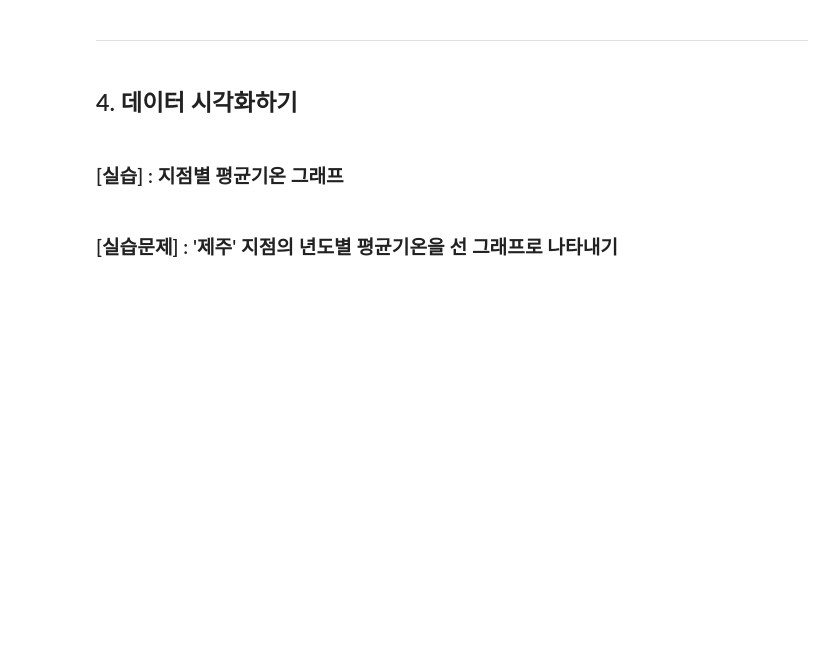
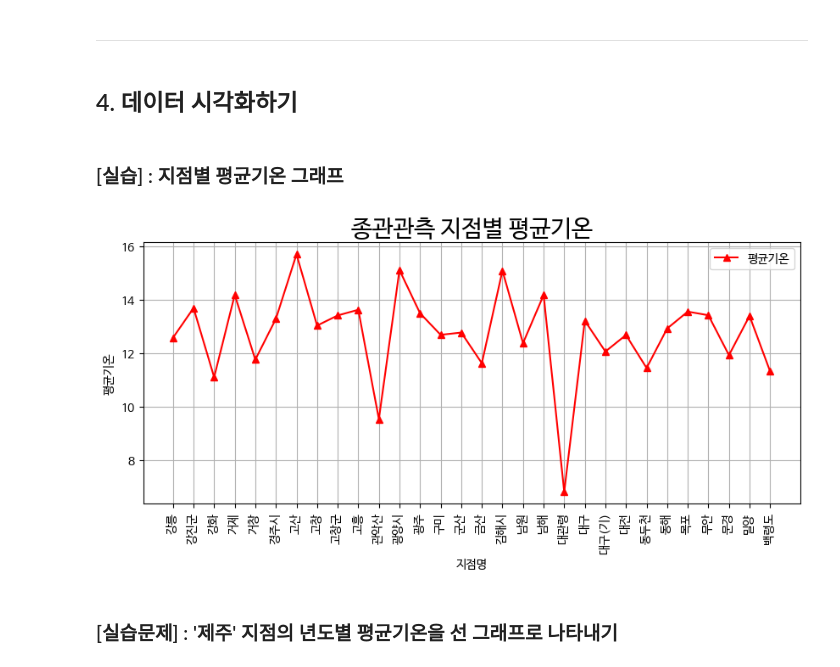
Before and after one commit to Basicsj/dataAnalysis, a Jupyter notebook: 2_데이터분석_03_공공데이터_기상청날씨_배포+실습.ipynb, the cells around one changed output. Saved outputs shown, nothing was run; the diff lists cells and outputs as text; code cells hidden in the pictures; blank space fills up the shorter version.

```diff
--- a/2_데이터분석_03_공공데이터_기상청날씨_배포+실습.ipynb
+++ b/2_데이터분석_03_공공데이터_기상청날씨_배포+실습.ipynb
@@ -582,34 +775,36 @@ df.to_csv(outfile, encoding='cp949', mode='w', index=True)
 # %%
 import pandas as pd
 import matplotlib.pyplot as plt
 
 # 한글,그래프크기
-plt.rcParams['font.family'] = 'Malgun Gothic'
+plt.rcParams['font.family'] = 'NanumBarunGothic'
 plt.rcParams['figure.figsize'] = (10, 4)
 plt.rcParams['axes.unicode_minus']
 
 # 1.데이터 불러오기
-file = 'data/OBS_ASOS_MNH_20240408173612.csv'
-df = pd.read_csv(file, encoding='cp949')
+filename = './OBS_ASOS_MNH_20240423121211.csv'
+df = pd.read_csv(filename, encoding='cp949')    #cp949는 pc일때 colab에서는 utf-8
 df
 
 # 2.컬럼명 지정
 df.columns = ['지점', '지점명', '일시', '평균기온', '최고기온', '최저기온',
               '평균현지기압','평균상대습도', '월합강수량', '평균풍',
               '일조시간','최심적설']
-df['년도'] = df.일시.str[0:4]
+df['년도'] = df.일시.str[0:4]       # insert안쓰고 열추가한 것
 df.head(2)
 
 # 3.지점별 평균 구하기(지점 30개만 추출)
 df_ = df.groupby('지점명').aggregate({'평균기온':'mean'}).head(30)
 
-plt.plot(df_, '^', linestyle='solid', c='red', label='평균기온')
+plt.plot(df_, marker = '^', linestyle='solid', c='red', label='평균기온')     # 'df_'는 그래프 보여줄 데이타, '^' 앞에 marker = 을 안써도 먹는 것들이 있다.
 plt.xticks(rotation=90)
 plt.title('종관관측 지점별 평균기온', fontsize=20)
-plt.xlabel('지점명'); plt.ylabel('평균기온');
+plt.xlabel('지점명'); plt.ylabel('평균기온');    # 세미콜론(;)으로 문장이 끝난다고 알려주기도한다.
 plt.legend(); plt.grid();
 plt.savefig('./지점별그래프.png')
 plt.show()
+# %% [output]
+[figure, added]
 # %% [markdown]
 ### [실습문제] : '제주' 지점의 년도별 평균기온을  선 그래프로 나타내기
 # %%
```
Also changed, not shown: parts of 28 cells of this notebook.
